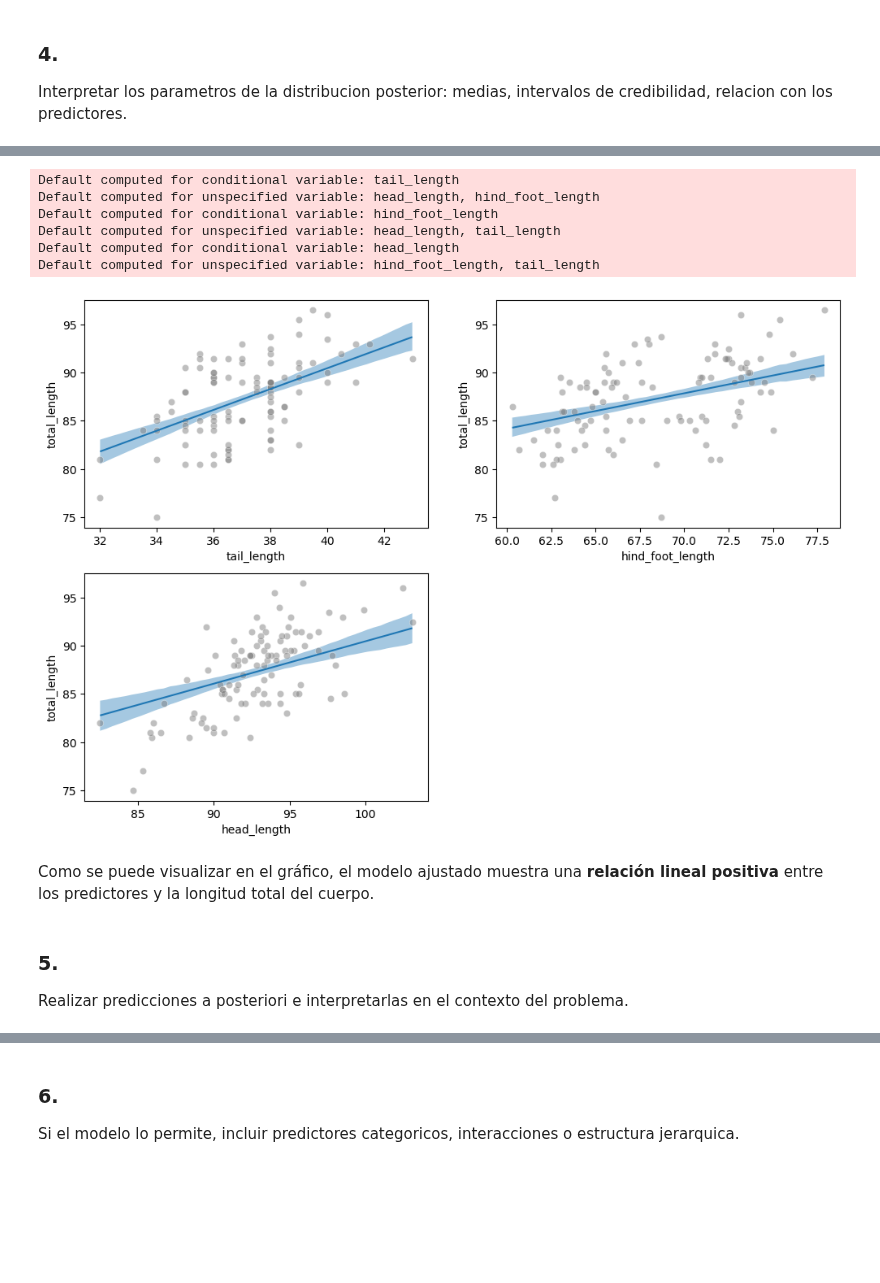
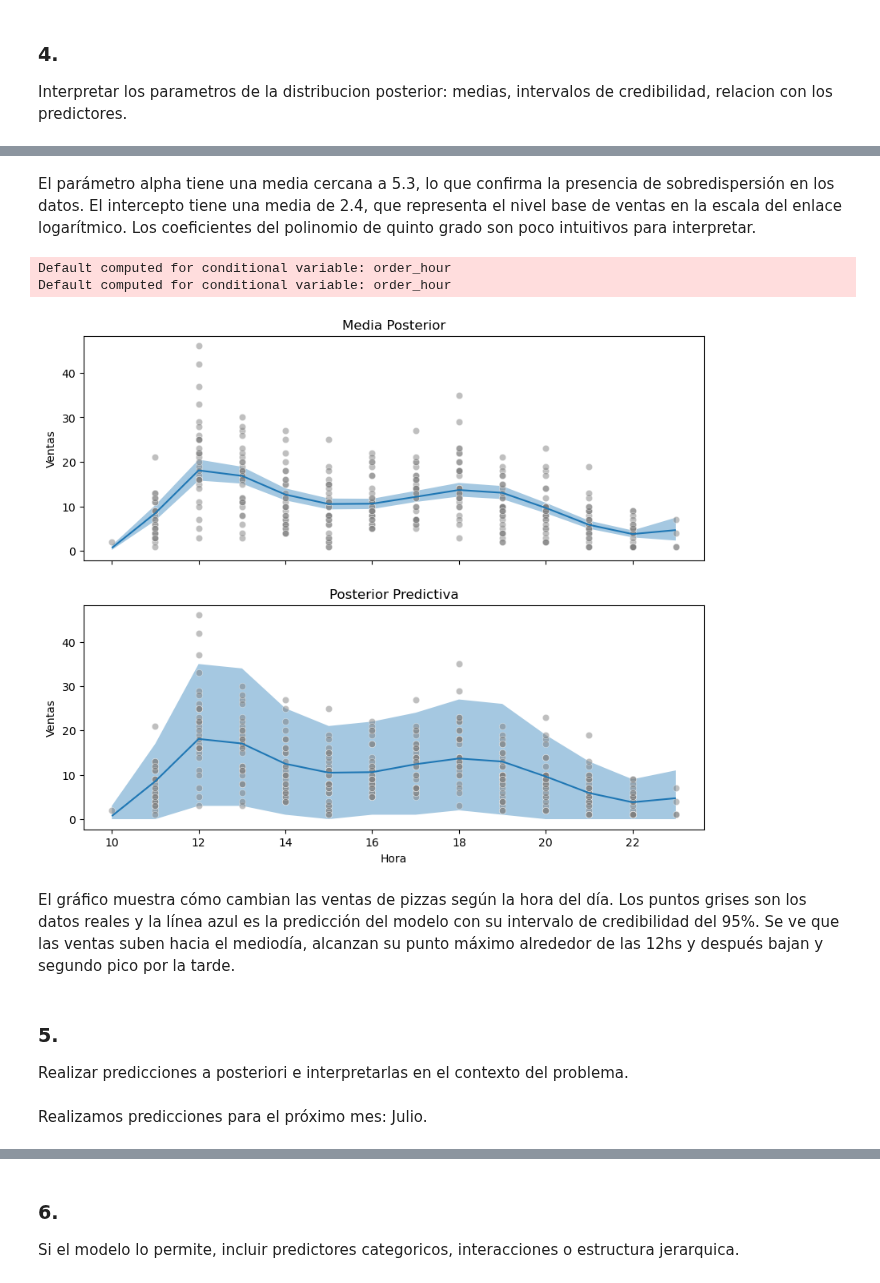
Before and after one commit to nazarenomm/Grupo4-TPI-EeI2, a Jupyter notebook: Parte2/parte_1.ipynb, the cells around one changed output, grey strips where cells are left out. Cells and saved outputs as stored; diff of their text form; code cells hidden in the pictures; blank space fills up the shorter version.

```diff
--- a/Parte2/parte_1.ipynb
+++ b/Parte2/parte_1.ipynb
@@ -60,7 +59,3 @@ Seleccionar un modelo GLM adecuado al tipo de variable respuesta:
 • Binaria: regresion logıstica.
 • Modelo con estructura jerarquica
 • (Opcional) De conteo: regresion Poisson o negativa binomial.
-# %%
-modelo = bmb.Model('total_length ~ tail_length + hind_foot_length + head_length', data=df, family='gaussian')
-# %%
-idata = modelo.fit(random_seed=SEED)
@@ -73,0 +70,10 @@ Sampling 4 chains for 1_000 tune and 1_000 draw iterations (4_000 + 4_000 draws
+# %%
+degrees = [2, 3, 4, 5, 6, 7]
+modelos = []
+idatas = []
+
+for d in degrees:
+    modelo = bmb.Model(f'sales ~ poly(order_hour, {d})', conteo, family='negativebinomial')
+    idata = modelo.fit(random_seed=SEED, idata_kwargs=dict(log_likelihood = True))
+    modelos.append(modelo)
+    idatas.append(idata)
@@ -74,3 +122,6 @@ Sampling 4 chains for 1_000 tune and 1_000 draw iterations (4_000 + 4_000 draws
+# %%
+modelo = modelos[3]
+idata = idatas[3]
 # %% [markdown]
 
 ### 3.
@@ -112,27 +186,28 @@ Para representar estas relaciones, gráficamos las posteriors condicionadas por
+# %% [markdown]
+El parámetro alpha tiene una media cercana a 5.3, lo que confirma la presencia de sobredispersión en los datos. El intercepto tiene una media de 2.4, que representa el nivel base de ventas en la escala del enlace logarítmico. Los coeficientes del polinomio de quinto grado son poco intuitivos para interpretar.
 # %%
-fig, axes = plt.subplots(2, 2, figsize=(12, 8))
+fig, axes = plt.subplots(2, 1, figsize=(10, 8), sharex=True)
 
-fig.delaxes(axes[1, 1])
+bmb.interpret.plot_predictions(modelo, idata, conditional=['order_hour'], ax=axes[0], prob=0.95)
+sns.scatterplot(data=conteo, x='order_hour', y='sales', alpha=0.5, color='grey', ax=axes[0])
+axes[0].set_title('Media Posterior')
+axes[0].set_ylabel('Ventas')
+axes[0].set_xlabel('')
 
-bmb.interpret.plot_predictions(modelo, idata, conditional=['tail_length'], ax=axes[0, 0])
-sns.scatterplot(data=df, x='tail_length', y='total_length', alpha=0.5, color='grey', ax=axes[0, 0])
-
-bmb.interpret.plot_predictions(modelo, idata, conditional=['hind_foot_length'], ax=axes[0, 1])
-sns.scatterplot(data=df, x='hind_foot_length', y='total_length', alpha=0.5, color='grey', ax=axes[0, 1])
-
-bmb.interpret.plot_predictions(modelo, idata, conditional=['head_length'], ax=axes[1, 0])
-sns.scatterplot(data=df, x='head_length', y='total_length', alpha=0.5, color='grey', ax=axes[1, 0]);
+bmb.interpret.plot_predictions(modelo, idata, conditional=['order_hour'], pps=True, ax=axes[1], prob=0.95)
+sns.scatterplot(data=conteo, x='order_hour', y='sales', alpha=0.5, color='grey', ax=axes[1])
+axes[1].set_title('Posterior Predictiva')
+axes[1].set_ylabel('Ventas')
+axes[1].set_xlabel('Hora');
 # %% [output]
-Default computed for conditional variable: tail_length
-Default computed for unspecified variable: head_length, hind_foot_length
-Default computed for conditional variable: hind_foot_length
-Default computed for unspecified variable: head_length, tail_length
-Default computed for conditional variable: head_length
-Default computed for unspecified variable: hind_foot_length, tail_length
+Default computed for conditional variable: order_hour
+Default computed for conditional variable: order_hour
-[figure, old version]
+[figure, new version]
-# %% [markdown]
-Como se puede visualizar en el gráfico, el modelo ajustado muestra una **relación lineal positiva** entre los predictores y la longitud total del cuerpo.
+# %% [markdown]
+El gráfico muestra cómo cambian las ventas de pizzas según la hora del día. Los puntos grises son los datos reales y la línea azul es la predicción del modelo con su intervalo de credibilidad del 95%. Se ve que las ventas suben hacia el mediodía, alcanzan su punto máximo alrededor de las 12hs y después bajan y segundo pico por la tarde.
 # %% [markdown]
 
 ### 5.
 Realizar predicciones a posteriori e interpretarlas en el contexto del problema.
+# %% [markdown]
+Realizamos predicciones para el próximo mes: Julio.
```
Also changed, not shown: parts of 68 cells of this notebook, 1 other file.
